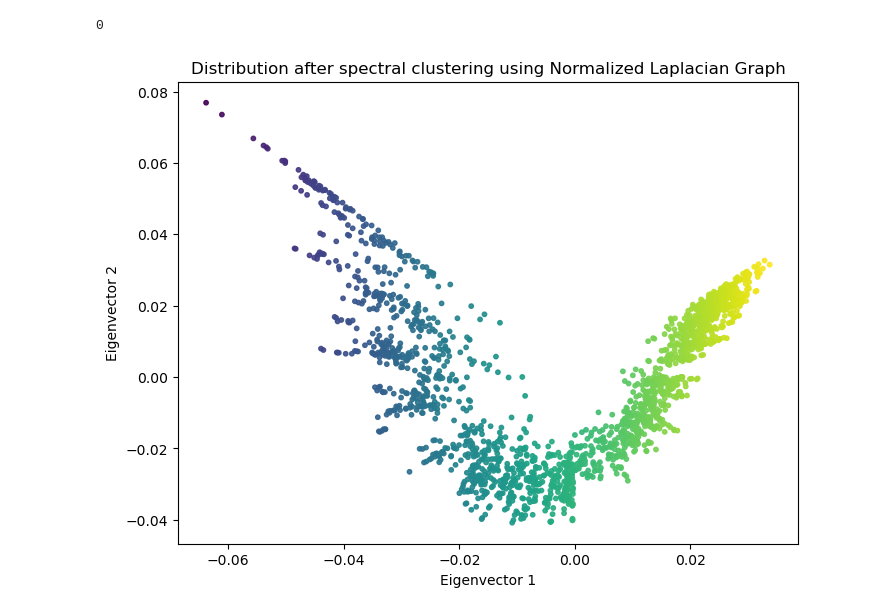
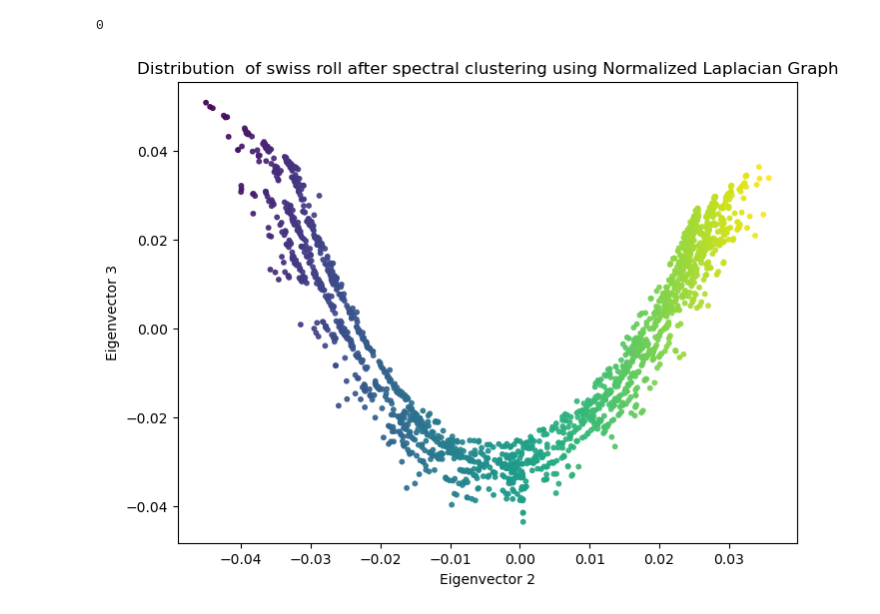
Before and after one commit to avsngh-git/Masters-Projects, a Jupyter notebook: Unsupervised-Learning/Project2.ipynb, the cells around one changed output. Saved outputs shown, nothing was run; the diff lists cells and outputs as text; code cells hidden in the pictures.

```diff
--- a/Unsupervised-Learning/Project2.ipynb
+++ b/Unsupervised-Learning/Project2.ipynb
@@ -50,32 +55,10 @@ plt.show()
 # %%
-import numpy as np
-from sklearn.neighbors import NearestNeighbors
+
 
 def create_weighted_adjacency_matrix(data, k=5, similarity='gaussian', sigma=1.0, epsilon=1e-5, custom_similarity_func=None):
     """
     Creates a weighted adjacency matrix from data using a specified or custom similarity function.
 
-    Parameters:
-    - data: numpy array of shape (n_samples, n_features)
-        The input data.
-    - k: int, optional (default=5)
-        Number of nearest neighbors to consider for each point.
-    - similarity: str, optional (default='gaussian')
-        The similarity function to use. Options are:
-        - 'gaussian': Gaussian (RBF) similarity.
-        - 'inverse_distance': Inverse distance similarity.
-        - 'cosine': Cosine similarity.
-        - 'custom': Use a custom similarity function provided via `custom_similarity_func`.
-    - sigma: float, optional (default=1.0)
-        Parameter for the Gaussian kernel.
-    - epsilon: float, optional (default=1e-5)
-        Small constant to prevent division by zero in inverse distance similarity.
-    - custom_similarity_func: callable, optional
-        A custom similarity function that takes in distances and returns weights.
-
-    Returns:
-    - W: numpy array of shape (n_samples, n_samples)
-        The weighted adjacency matrix.
     """
     N = data.shape[0]
 
@@ -295,5 +298,4 @@ coordinates_dict2 = {i: [swiss_roll_data_df.at[i, 'col1'], swiss_roll_data_df.at
 # %%
-sim_matrix_knn_2 = create_weighted_adjacency_matrix(data=np.array(swiss_roll_data_df), k=5)
+sim_matrix_knn_2 = create_weighted_adjacency_matrix(data=np.array(swiss_roll_data_df), k=5, sigma=5)
 sim_matrix_knn_2 = csr_matrix(sim_matrix_knn_2)
 degree_matrix_2 = create_degree_matrix(sim_matrix_knn_2)
-unnorm_laplacian_matrix_2=degree_matrix_2-sim_matrix_knn_2
@@ -354,9 +364,9 @@ norm_two_eig_df_2 = pd.DataFrame(np.column_stack((norm_eigenvector_1, norm_eigen
 # %%
 plt.figure(figsize=(8,6))
 plt.scatter(x=norm_two_eig_df_2['eigenvect1'], y=norm_two_eig_df_2['eigenvect2'], marker='o', alpha=0.9, c=norm_two_eig_df_2['eigenvect1'], cmap='viridis', s=10)
-plt.xlabel('Eigenvector 1')
-plt.ylabel('Eigenvector 2')
-plt.title('Distribution after spectral clustering using Normalized Laplacian Graph')
+plt.xlabel('Eigenvector 2')
+plt.ylabel('Eigenvector 3')
+plt.title('Distribution  of swiss roll after spectral clustering using Normalized Laplacian Graph')
 plt.show()
 # %% [output]
-[figure, old version]
+[figure, new version]
```
Also changed, not shown: parts of 26 cells of this notebook, 1 other file.
